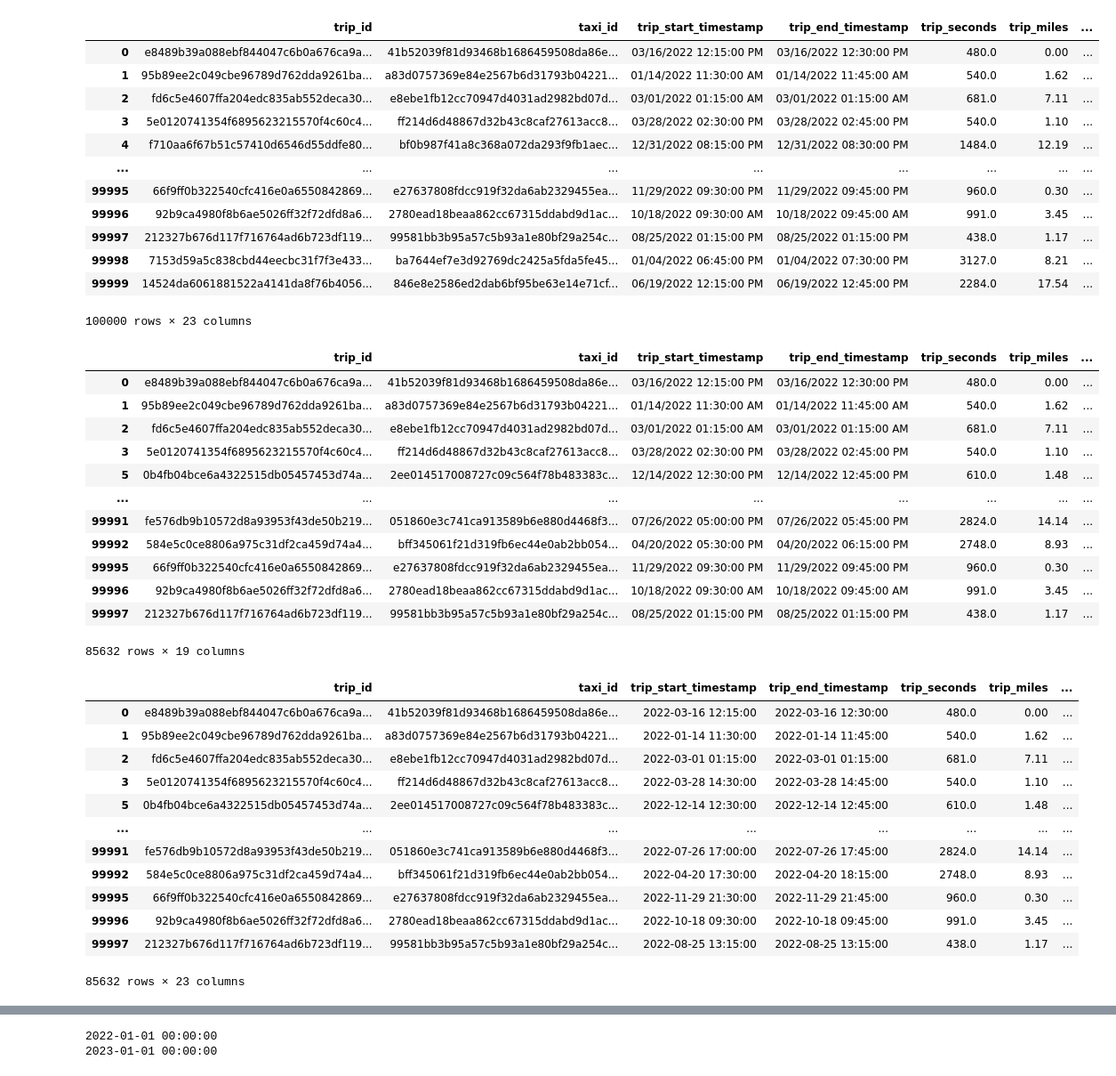
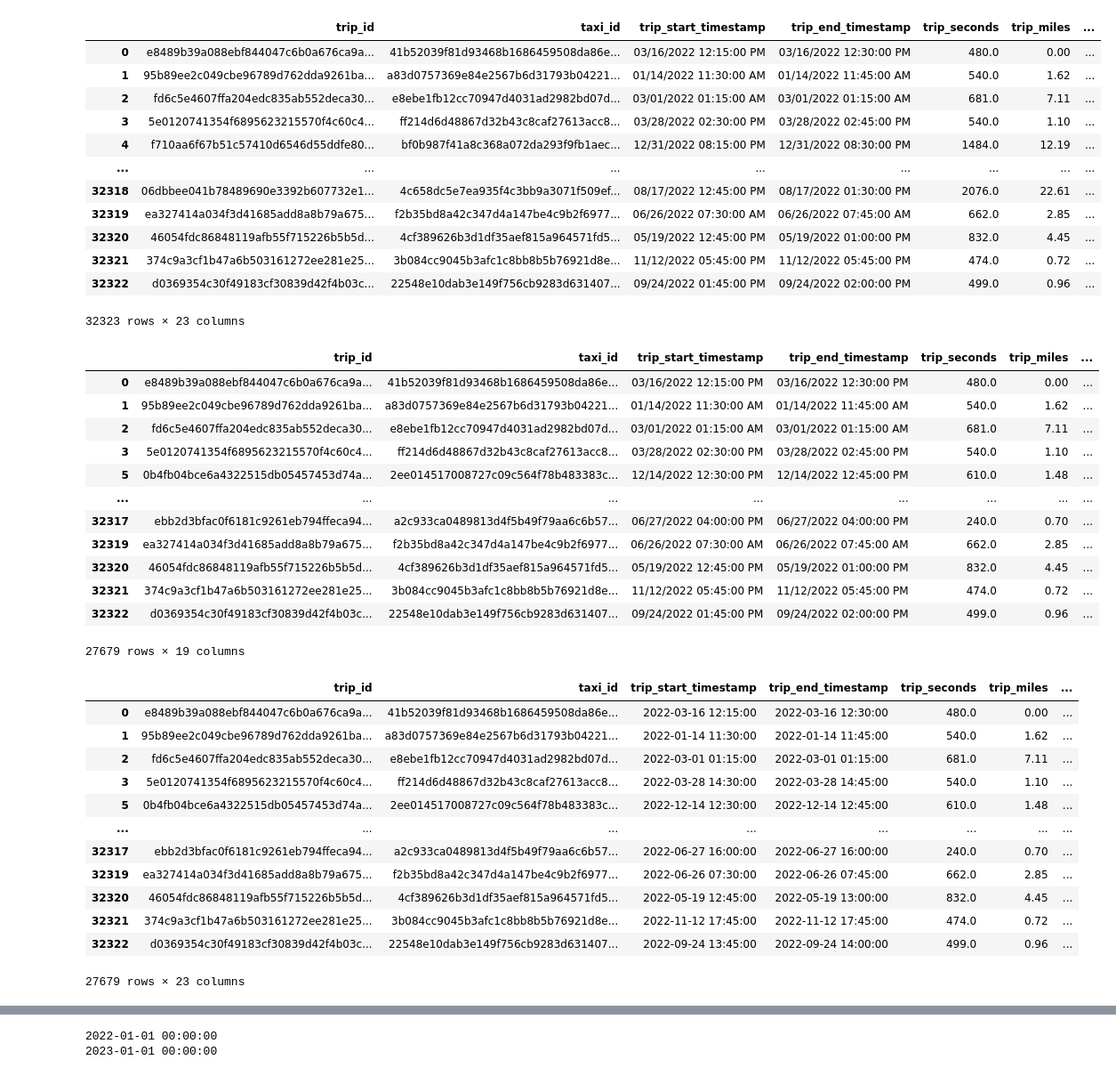
Before and after one commit to shaildesai98/Project-, a Jupyter notebook: test_notebook.ipynb, the cells around one changed output, grey strips where cells are left out. Shown at 89% size. Saved outputs shown, nothing was run; the diff lists cells and outputs as text; code cells hidden in the pictures.

```diff
--- a/test_notebook.ipynb
+++ b/test_notebook.ipynb
@@ -111,27 +111,27 @@ ride_df
 # %%
-input_file_path = "Taxi_trips.csv"
+input_file_path = "Taxi_trips_32K.csv"
 
 # Read the CSV file into the DataFrame
 taxi_results_df = pd.read_csv(input_file_path)
 
 # Convert column names to snake_case
 taxi_results_df.columns = taxi_results_df.columns.str.lower().str.replace(' ', '_')
 
 taxi_results_df
 # %% [output]
 |  | trip_id | taxi_id | trip_start_timestamp | trip_end_timestamp | trip_seconds | trip_miles | ... |
 | 0 | e8489b39a088ebf844047c6b0a676ca9a... | 41b52039f81d93468b1686459508da86e... | 03/16/2022 12:15:00 PM | 03/16/2022 12:30:00 PM | 480.0 | 0.00 | ... |
 | 1 | 95b89ee2c049cbe96789d762dda9261ba... | a83d0757369e84e2567b6d31793b04221... | 01/14/2022 11:30:00 AM | 01/14/2022 11:45:00 AM | 540.0 | 1.62 | ... |
 | 2 | fd6c5e4607ffa204edc835ab552deca30... | e8ebe1fb12cc70947d4031ad2982bd07d... | 03/01/2022 01:15:00 AM | 03/01/2022 01:15:00 AM | 681.0 | 7.11 | ... |
 | 3 | 5e0120741354f6895623215570f4c60c4... | ff214d6d48867d32b43c8caf27613acc8... | 03/28/2022 02:30:00 PM | 03/28/2022 02:45:00 PM | 540.0 | 1.10 | ... |
 | 4 | f710aa6f67b51c57410d6546d55ddfe80... | bf0b987f41a8c368a072da293f9fb1aec... | 12/31/2022 08:15:00 PM | 12/31/2022 08:30:00 PM | 1484.0 | 12.19 | ... |
 | ... | ... | ... | ... | ... | ... | ... | ... |
-| 99995 | 66f9ff0b322540cfc416e0a6550842869... | e27637808fdcc919f32da6ab2329455ea... | 11/29/2022 09:30:00 PM | 11/29/2022 09:45:00 PM | 960.0 | 0.30 | ... |
-| 99996 | 92b9ca4980f8b6ae5026ff32f72dfd8a6... | 2780ead18beaa862cc67315ddabd9d1ac... | 10/18/2022 09:30:00 AM | 10/18/2022 09:45:00 AM | 991.0 | 3.45 | ... |
-| 99997 | 212327b676d117f716764ad6b723df119... | 99581bb3b95a57c5b93a1e80bf29a254c... | 08/25/2022 01:15:00 PM | 08/25/2022 01:15:00 PM | 438.0 | 1.17 | ... |
-| 99998 | 7153d59a5c838cbd44eecbc31f7f3e433... | ba7644ef7e3d92769dc2425a5fda5fe45... | 01/04/2022 06:45:00 PM | 01/04/2022 07:30:00 PM | 3127.0 | 8.21 | ... |
-| 99999 | 14524da6061881522a4141da8f76b4056... | 846e8e2586ed2dab6bf95be63e14e71cf... | 06/19/2022 12:15:00 PM | 06/19/2022 12:45:00 PM | 2284.0 | 17.54 | ... |
+| 32318 | 06dbbee041b78489690e3392b607732e1... | 4c658dc5e7ea935f4c3bb9a3071f509ef... | 08/17/2022 12:45:00 PM | 08/17/2022 01:30:00 PM | 2076.0 | 22.61 | ... |
+| 32319 | ea327414a034f3d41685add8a8b79a675... | f2b35bd8a42c347d4a147be4c9b2f6977... | 06/26/2022 07:30:00 AM | 06/26/2022 07:45:00 AM | 662.0 | 2.85 | ... |
+| 32320 | 46054fdc86848119afb55f715226b5b5d... | 4cf389626b3d1df35aef815a964571fd5... | 05/19/2022 12:45:00 PM | 05/19/2022 01:00:00 PM | 832.0 | 4.45 | ... |
+| 32321 | 374c9a3cf1b47a6b503161272ee281e25... | 3b084cc9045b3afc1c8bb8b5b76921d8e... | 11/12/2022 05:45:00 PM | 11/12/2022 05:45:00 PM | 474.0 | 0.72 | ... |
+| 32322 | d0369354c30f49183cf30839d42f4b03c... | 22548e10dab3e149f756cb9283d631407... | 09/24/2022 01:45:00 PM | 09/24/2022 02:00:00 PM | 499.0 | 0.96 | ... |
-100000 rows × 23 columns
+32323 rows × 23 columns
 # %%
 #Format Step
 drop = ["pickup_census_tract",
@@ -161,12 +161,12 @@ taxi_df
 | 3 | 5e0120741354f6895623215570f4c60c4... | ff214d6d48867d32b43c8caf27613acc8... | 03/28/2022 02:30:00 PM | 03/28/2022 02:45:00 PM | 540.0 | 1.10 | ... |
 | 5 | 0b4fb04bce6a4322515db05457453d74a... | 2ee014517008727c09c564f78b483383c... | 12/14/2022 12:30:00 PM | 12/14/2022 12:45:00 PM | 610.0 | 1.48 | ... |
 | ... | ... | ... | ... | ... | ... | ... | ... |
-| 99991 | fe576db9b10572d8a93953f43de50b219... | 051860e3c741ca913589b6e880d4468f3... | 07/26/2022 05:00:00 PM | 07/26/2022 05:45:00 PM | 2824.0 | 14.14 | ... |
-| 99992 | 584e5c0ce8806a975c31df2ca459d74a4... | bff345061f21d319fb6ec44e0ab2bb054... | 04/20/2022 05:30:00 PM | 04/20/2022 06:15:00 PM | 2748.0 | 8.93 | ... |
-| 99995 | 66f9ff0b322540cfc416e0a6550842869... | e27637808fdcc919f32da6ab2329455ea... | 11/29/2022 09:30:00 PM | 11/29/2022 09:45:00 PM | 960.0 | 0.30 | ... |
-| 99996 | 92b9ca4980f8b6ae5026ff32f72dfd8a6... | 2780ead18beaa862cc67315ddabd9d1ac... | 10/18/2022 09:30:00 AM | 10/18/2022 09:45:00 AM | 991.0 | 3.45 | ... |
-| 99997 | 212327b676d117f716764ad6b723df119... | 99581bb3b95a57c5b93a1e80bf29a254c... | 08/25/2022 01:15:00 PM | 08/25/2022 01:15:00 PM | 438.0 | 1.17 | ... |
+| 32317 | ebb2d3bfac0f6181c9261eb794ffeca94... | a2c933ca0489813d4f5b49f79aa6c6b57... | 06/27/2022 04:00:00 PM | 06/27/2022 04:00:00 PM | 240.0 | 0.70 | ... |
+| 32319 | ea327414a034f3d41685add8a8b79a675... | f2b35bd8a42c347d4a147be4c9b2f6977... | 06/26/2022 07:30:00 AM | 06/26/2022 07:45:00 AM | 662.0 | 2.85 | ... |
+| 32320 | 46054fdc86848119afb55f715226b5b5d... | 4cf389626b3d1df35aef815a964571fd5... | 05/19/2022 12:45:00 PM | 05/19/2022 01:00:00 PM | 832.0 | 4.45 | ... |
+| 32321 | 374c9a3cf1b47a6b503161272ee281e25... | 3b084cc9045b3afc1c8bb8b5b76921d8e... | 11/12/2022 05:45:00 PM | 11/12/2022 05:45:00 PM | 474.0 | 0.72 | ... |
+| 32322 | d0369354c30f49183cf30839d42f4b03c... | 22548e10dab3e149f756cb9283d631407... | 09/24/2022 01:45:00 PM | 09/24/2022 02:00:00 PM | 499.0 | 0.96 | ... |
-85632 rows × 19 columns
+27679 rows × 19 columns
 # %%
 #Convert timestamp columns to data type = datetime
 taxi_df['trip_start_timestamp'] = pd.to_datetime(taxi_df['trip_start_timestamp'])
@@ -186,12 +186,12 @@ taxi_df
 | 3 | 5e0120741354f6895623215570f4c60c4... | ff214d6d48867d32b43c8caf27613acc8... | 2022-03-28 14:30:00 | 2022-03-28 14:45:00 | 540.0 | 1.10 | ... |
 | 5 | 0b4fb04bce6a4322515db05457453d74a... | 2ee014517008727c09c564f78b483383c... | 2022-12-14 12:30:00 | 2022-12-14 12:45:00 | 610.0 | 1.48 | ... |
 | ... | ... | ... | ... | ... | ... | ... | ... |
-| 99991 | fe576db9b10572d8a93953f43de50b219... | 051860e3c741ca913589b6e880d4468f3... | 2022-07-26 17:00:00 | 2022-07-26 17:45:00 | 2824.0 | 14.14 | ... |
-| 99992 | 584e5c0ce8806a975c31df2ca459d74a4... | bff345061f21d319fb6ec44e0ab2bb054... | 2022-04-20 17:30:00 | 2022-04-20 18:15:00 | 2748.0 | 8.93 | ... |
-| 99995 | 66f9ff0b322540cfc416e0a6550842869... | e27637808fdcc919f32da6ab2329455ea... | 2022-11-29 21:30:00 | 2022-11-29 21:45:00 | 960.0 | 0.30 | ... |
-| 99996 | 92b9ca4980f8b6ae5026ff32f72dfd8a6... | 2780ead18beaa862cc67315ddabd9d1ac... | 2022-10-18 09:30:00 | 2022-10-18 09:45:00 | 991.0 | 3.45 | ... |
-| 99997 | 212327b676d117f716764ad6b723df119... | 99581bb3b95a57c5b93a1e80bf29a254c... | 2022-08-25 13:15:00 | 2022-08-25 13:15:00 | 438.0 | 1.17 | ... |
+| 32317 | ebb2d3bfac0f6181c9261eb794ffeca94... | a2c933ca0489813d4f5b49f79aa6c6b57... | 2022-06-27 16:00:00 | 2022-06-27 16:00:00 | 240.0 | 0.70 | ... |
+| 32319 | ea327414a034f3d41685add8a8b79a675... | f2b35bd8a42c347d4a147be4c9b2f6977... | 2022-06-26 07:30:00 | 2022-06-26 07:45:00 | 662.0 | 2.85 | ... |
+| 32320 | 46054fdc86848119afb55f715226b5b5d... | 4cf389626b3d1df35aef815a964571fd5... | 2022-05-19 12:45:00 | 2022-05-19 13:00:00 | 832.0 | 4.45 | ... |
+| 32321 | 374c9a3cf1b47a6b503161272ee281e25... | 3b084cc9045b3afc1c8bb8b5b76921d8e... | 2022-11-12 17:45:00 | 2022-11-12 17:45:00 | 474.0 | 0.72 | ... |
+| 32322 | d0369354c30f49183cf30839d42f4b03c... | 22548e10dab3e149f756cb9283d631407... | 2022-09-24 13:45:00 | 2022-09-24 14:00:00 | 499.0 | 0.96 | ... |
-85632 rows × 23 columns
+27679 rows × 23 columns
 # %%
 #Analyze the fare amts between ride share and taxi
 
```
Also changed, not shown: parts of 7 cells of this notebook.
